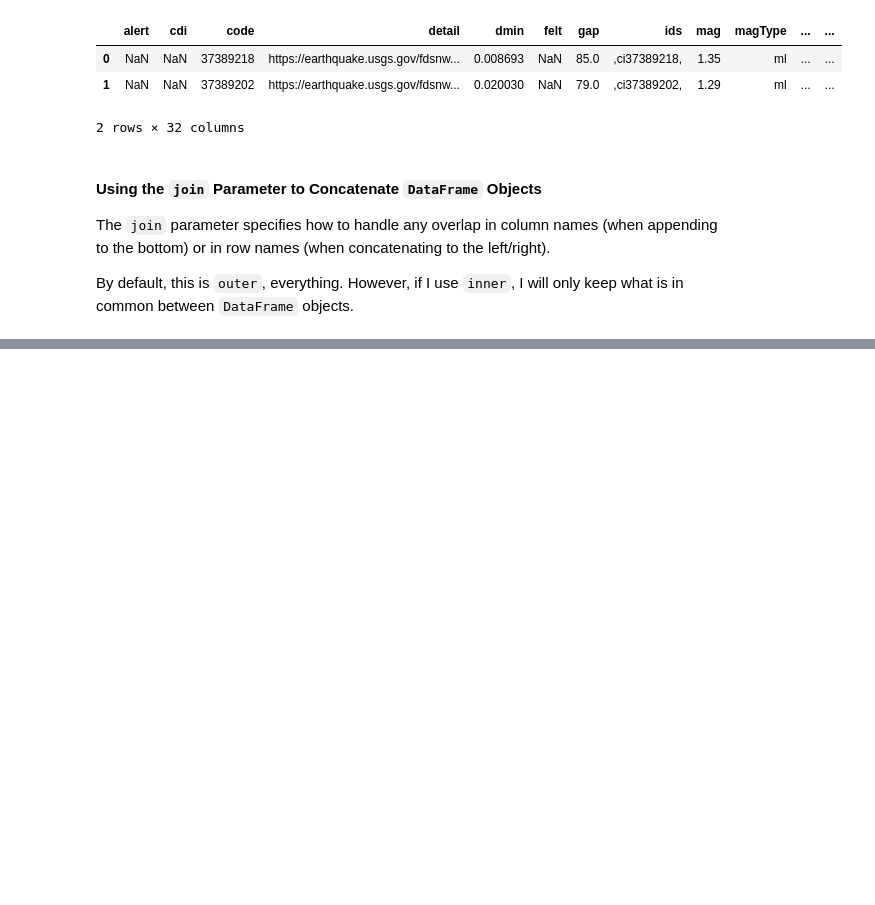
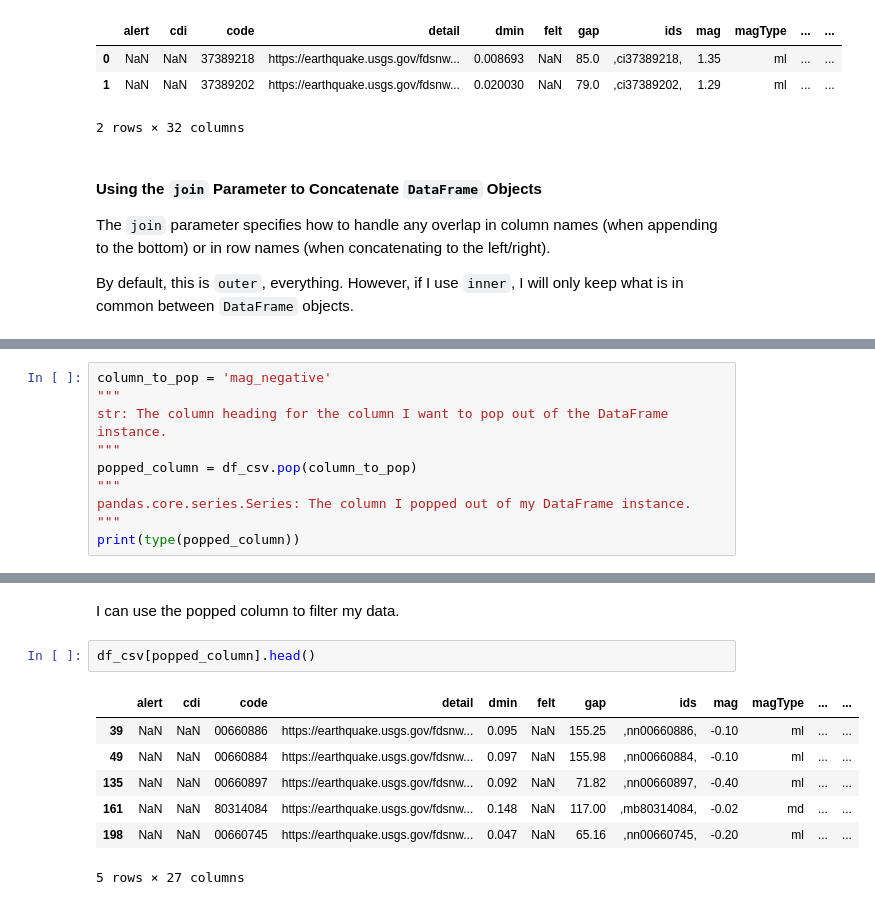
Before and after one commit to hestrang1993/Hands-On-Data-Analysis-with-Pandas-2nd-edition, a Jupyter notebook: ch_02/my_ch_02_work.ipynb, the cells around one changed output, grey strips where cells are left out. Cells and saved outputs as stored; diff of their text form; blank space fills up the shorter version.

```diff
--- a/ch_02/my_ch_02_work.ipynb
+++ b/ch_02/my_ch_02_work.ipynb
@@ -1024,0 +1095,10 @@ By default, this is ``outer``, everything. However, if I use ``inner``, I will o
+# %%
+column_to_pop = 'mag_negative'
+"""
+str: The column heading for the column I want to pop out of the DataFrame instance.
+"""
+popped_column = df_csv.pop(column_to_pop)
+"""
+pandas.core.series.Series: The column I popped out of my DataFrame instance.
+"""
+print(type(popped_column))
@@ -1024,0 +1144,12 @@ By default, this is ``outer``, everything. However, if I use ``inner``, I will o
+# %% [markdown]
+I can use the popped column to filter my data.
+# %%
+df_csv[popped_column].head()
+# %% [output]
+|  | alert | cdi | code | detail | dmin | felt | gap | ids | mag | magType | ... | ... |
+| 39 | NaN | NaN | 00660886 | https://earthquake.usgs.gov/fdsnw... | 0.095 | NaN | 155.25 | ,nn00660886, | -0.10 | ml | ... | ... |
+| 49 | NaN | NaN | 00660884 | https://earthquake.usgs.gov/fdsnw... | 0.097 | NaN | 155.98 | ,nn00660884, | -0.10 | ml | ... | ... |
+| 135 | NaN | NaN | 00660897 | https://earthquake.usgs.gov/fdsnw... | 0.092 | NaN | 71.82 | ,nn00660897, | -0.40 | ml | ... | ... |
+| 161 | NaN | NaN | 80314084 | https://earthquake.usgs.gov/fdsnw... | 0.148 | NaN | 117.00 | ,mb80314084, | -0.02 | md | ... | ... |
+| 198 | NaN | NaN | 00660745 | https://earthquake.usgs.gov/fdsnw... | 0.047 | NaN | 65.16 | ,nn00660745, | -0.20 | ml | ... | ... |
+5 rows × 27 columns
```
Also changed, not shown: parts of 23 cells of this notebook, 4 other files.
